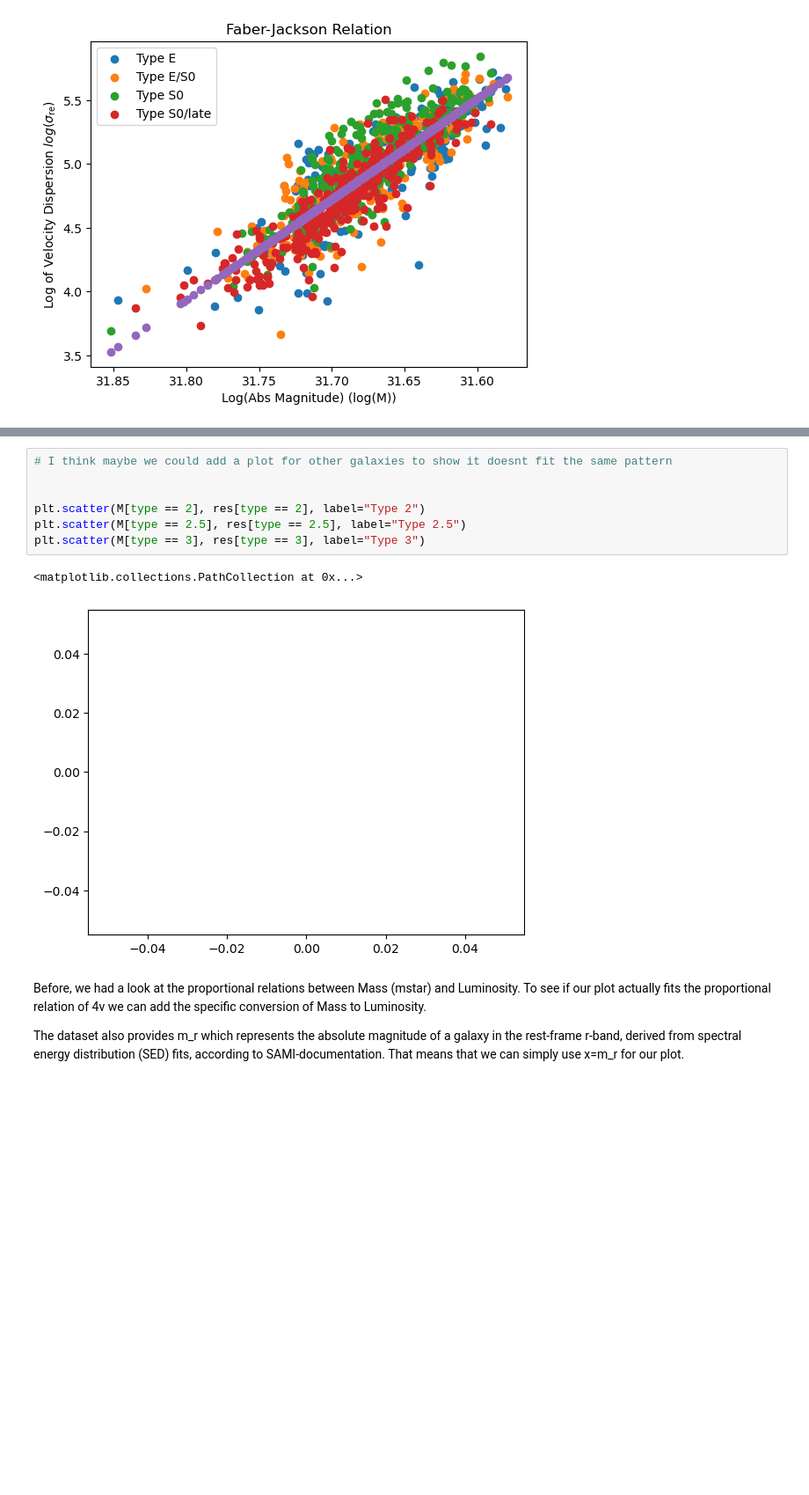
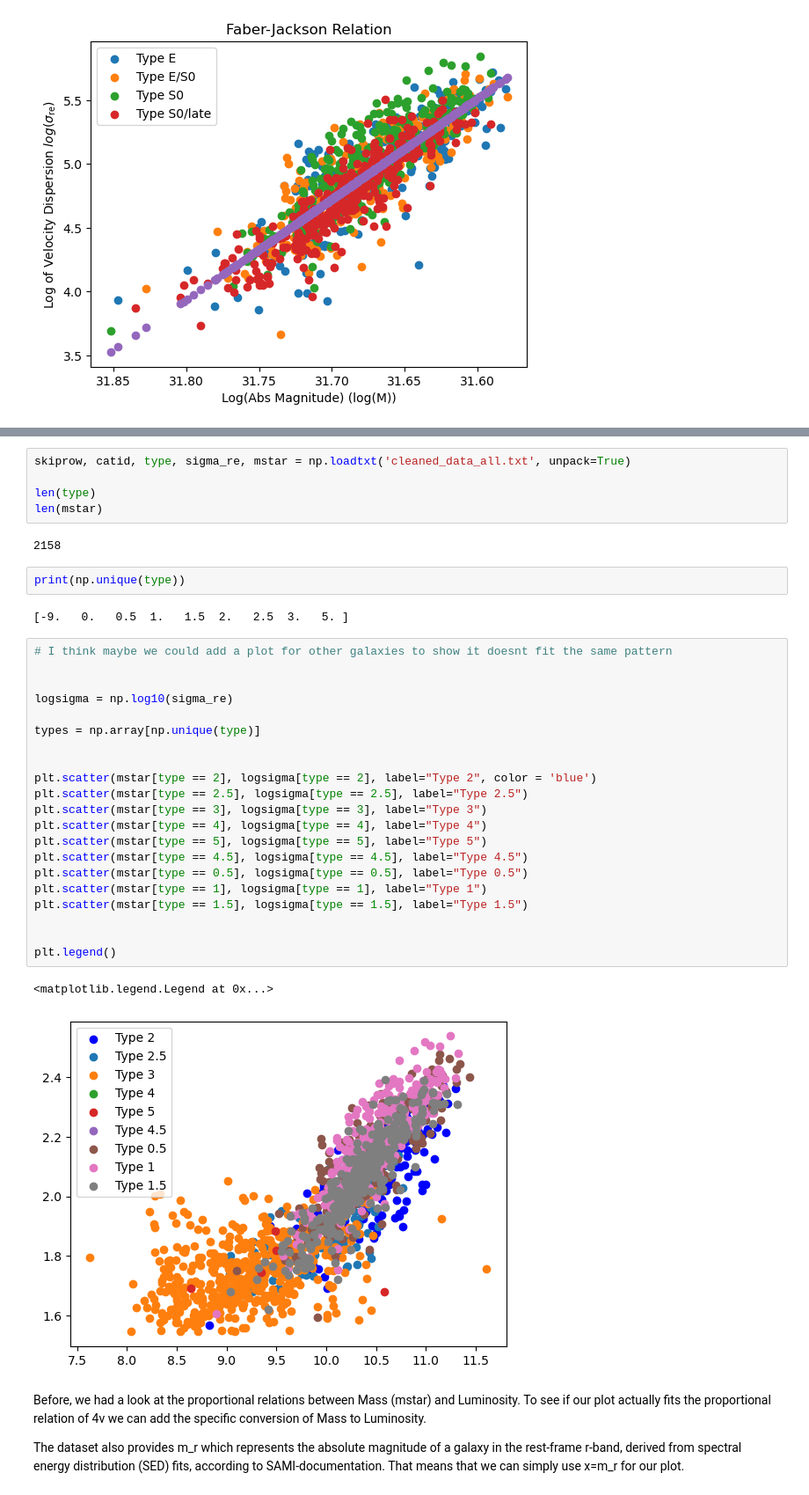
Before and after one commit to lina-pp/PHYS3116_Group3, a Jupyter notebook: Faber-Jackson.ipynb, the cells around one changed output, grey strips where cells are left out. Shown at 88% size. Drawn from its saved outputs; the diff is of its cells as text; blank space fills up the shorter version.

```diff
--- a/Faber-Jackson.ipynb
+++ b/Faber-Jackson.ipynb
@@ -115,13 +115,38 @@ Text(0, 0.5, '$\\Delta$ Log of Velocity Dispersion $log(\\sigma_{\\text{re}})$')
+# %%
+skiprow, catid, type, sigma_re, mstar = np.loadtxt('cleaned_data_all.txt', unpack=True)
+
+len(type)
+len(mstar)
+# %% [output]
+2158
+# %%
+print(np.unique(type))
+# %% [output]
+[-9.   0.   0.5  1.   1.5  2.   2.5  3.   5. ]
 # %%
 # I think maybe we could add a plot for other galaxies to show it doesnt fit the same pattern
 
 
-plt.scatter(M[type == 2], res[type == 2], label="Type 2")
-plt.scatter(M[type == 2.5], res[type == 2.5], label="Type 2.5")
-plt.scatter(M[type == 3], res[type == 3], label="Type 3")
+logsigma = np.log10(sigma_re)
+
+types = np.array[np.unique(type)]
+
+
+plt.scatter(mstar[type == 2], logsigma[type == 2], label="Type 2", color = 'blue')
+plt.scatter(mstar[type == 2.5], logsigma[type == 2.5], label="Type 2.5")
+plt.scatter(mstar[type == 3], logsigma[type == 3], label="Type 3")
+plt.scatter(mstar[type == 4], logsigma[type == 4], label="Type 4")
+plt.scatter(mstar[type == 5], logsigma[type == 5], label="Type 5")
+plt.scatter(mstar[type == 4.5], logsigma[type == 4.5], label="Type 4.5")
+plt.scatter(mstar[type == 0.5], logsigma[type == 0.5], label="Type 0.5")
+plt.scatter(mstar[type == 1], logsigma[type == 1], label="Type 1")
+plt.scatter(mstar[type == 1.5], logsigma[type == 1.5], label="Type 1.5")
+
+
+plt.legend()
 # %% [output]
-<matplotlib.collections.PathCollection at 0x...>
+<matplotlib.legend.Legend at 0x...>
-[figure, old version]
+[figure, new version]
 # %% [markdown]
 Before, we had a look at the proportional relations between Mass (mstar) and Luminosity. To see if our plot actually fits the proportional relation of 4v we can add the specific conversion of Mass to Luminosity.
 
```
Also changed, not shown: parts of 4 cells of this notebook.
